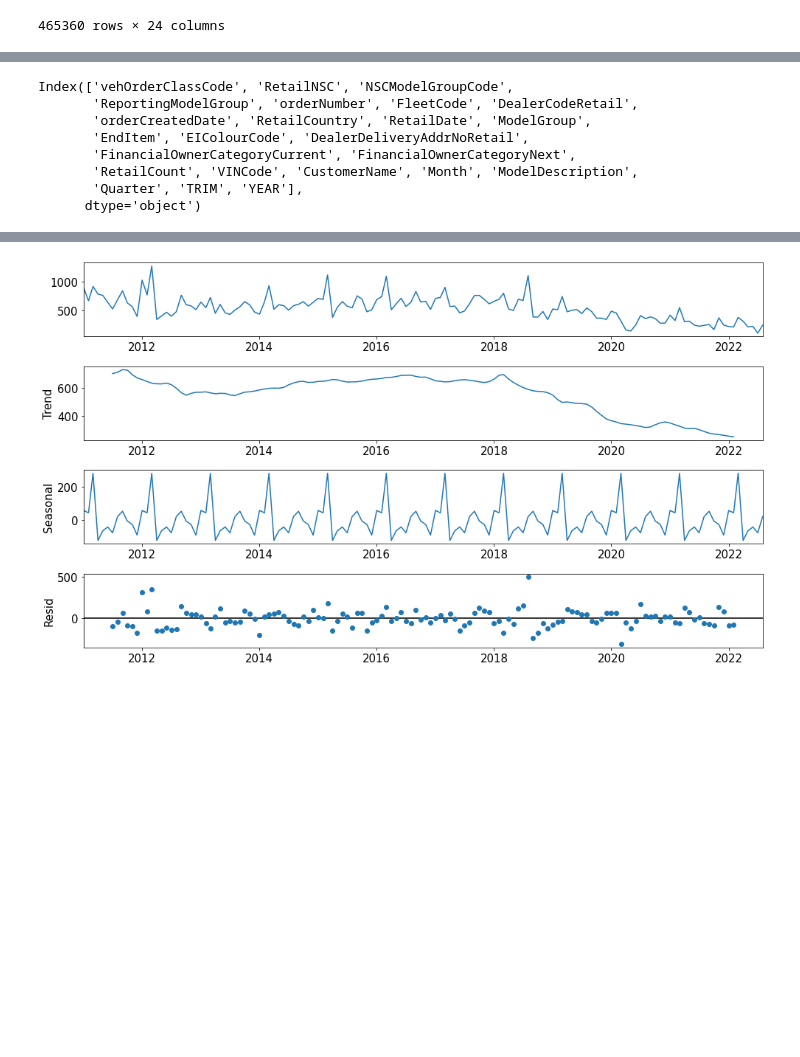
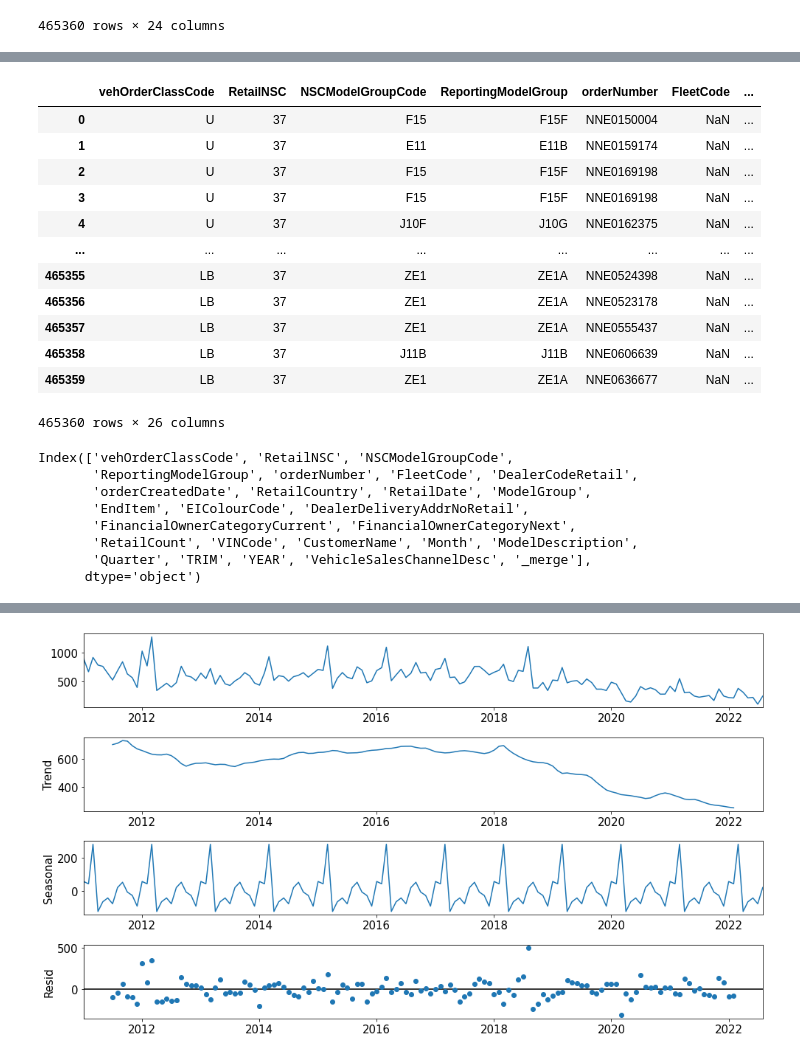
Before and after one commit to martinel-UAS/projects, a Jupyter notebook: 5. Master_thesis/Project.ipynb, the cells around one changed output, grey strips where cells are left out. Cells and saved outputs as stored; diff of their text form; code cells hidden in the pictures; blank space fills up the shorter version.

```diff
--- a/5. Master_thesis/Project.ipynb
+++ b/5. Master_thesis/Project.ipynb
@@ -59,6 +59,7 @@ plt.rcParams["figure.figsize"] = [16, 9]
 
 # Input filename, path to source files and output filename
 input_files = "Retails_CY*.xls*"
+sales_channel_file = "SalesChannels.xlsx"
 path = 'D:/Git_Projects/5. Master_thesis/Data/'
 filename = path + 'Retails_ALL_CY11_CY22.xlsx'
 # %% [markdown]
@@ -118,8 +119,9 @@ Completed in 350.210272 seconds.
 # %% [markdown]
 #### 2. Reading Exce File and loading content into Pandas dataframe
 # %%
-# Load dataset into a pandas dataframe
+# Load files into a pandas dataframe
 df = pd.concat(pd.read_excel(filename, sheet_name=None), ignore_index=True)
+sales_channel_df = pd.concat(pd.read_excel(path + sales_channel_file, sheet_name=None), ignore_index=True)
 # %%
 # Preview dataframe
 df
@@ -140,6 +175,24 @@ df
+# %%
+# Preview dataframe
+#data['vehOrderClassCode'].unique()
+data
+# %% [output]
+|  | vehOrderClassCode | RetailNSC | NSCModelGroupCode | ReportingModelGroup | orderNumber | FleetCode | ... |
+| 0 | U | 37 | F15 | F15F | NNE0150004 | NaN | ... |
+| 1 | U | 37 | E11 | E11B | NNE0159174 | NaN | ... |
+| 2 | U | 37 | F15 | F15F | NNE0169198 | NaN | ... |
+| 3 | U | 37 | F15 | F15F | NNE0169198 | NaN | ... |
+| 4 | U | 37 | J10F | J10G | NNE0162375 | NaN | ... |
+| ... | ... | ... | ... | ... | ... | ... | ... |
+| 465355 | LB | 37 | ZE1 | ZE1A | NNE0524398 | NaN | ... |
+| 465356 | LB | 37 | ZE1 | ZE1A | NNE0523178 | NaN | ... |
+| 465357 | LB | 37 | ZE1 | ZE1A | NNE0555437 | NaN | ... |
+| 465358 | LB | 37 | J11B | J11B | NNE0606639 | NaN | ... |
+| 465359 | LB | 37 | ZE1 | ZE1A | NNE0636677 | NaN | ... |
+465360 rows × 26 columns
 # %%
 # Preview dataframe columns
-df.columns
+data.columns
 # %% [output]
 Index(['vehOrderClassCode', 'RetailNSC', 'NSCModelGroupCode',
        'ReportingModelGroup', 'orderNumber', 'FleetCode', 'DealerCodeRetail',
@@ -147,7 +200,7 @@ Index(['vehOrderClassCode', 'RetailNSC', 'NSCModelGroupCode',
        'EndItem', 'EIColourCode', 'DealerDeliveryAddrNoRetail',
        'FinancialOwnerCategoryCurrent', 'FinancialOwnerCategoryNext',
        'RetailCount', 'VINCode', 'CustomerName', 'Month', 'ModelDescription',
-       'Quarter', 'TRIM', 'YEAR'],
+       'Quarter', 'TRIM', 'YEAR', 'VehicleSalesChannelDesc', '_merge'],
       dtype='object')
 # %%
 # Create a copy
```
Also changed, not shown: parts of 12 cells of this notebook, 1 other file.
